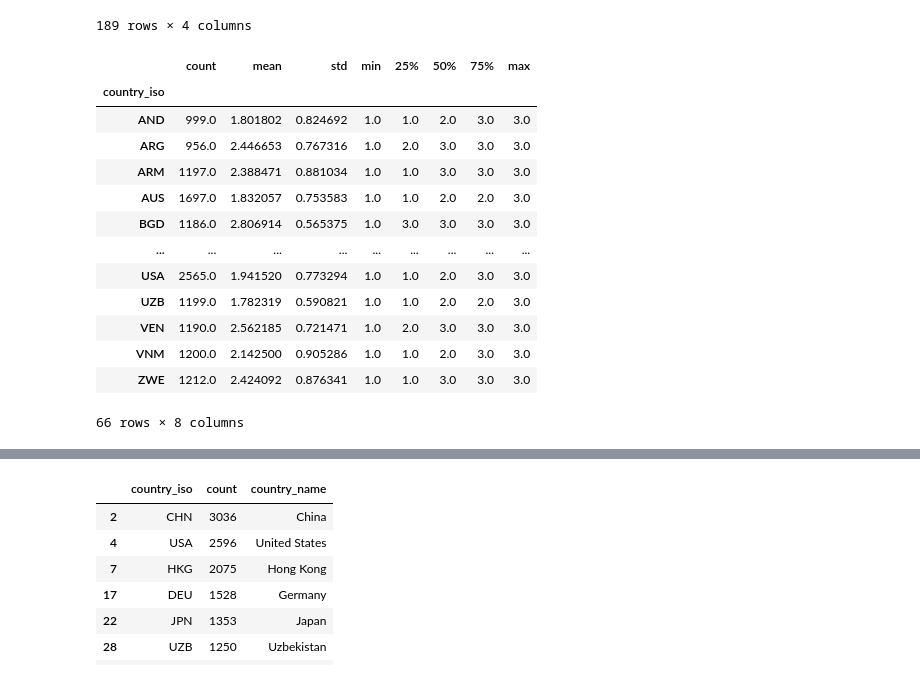
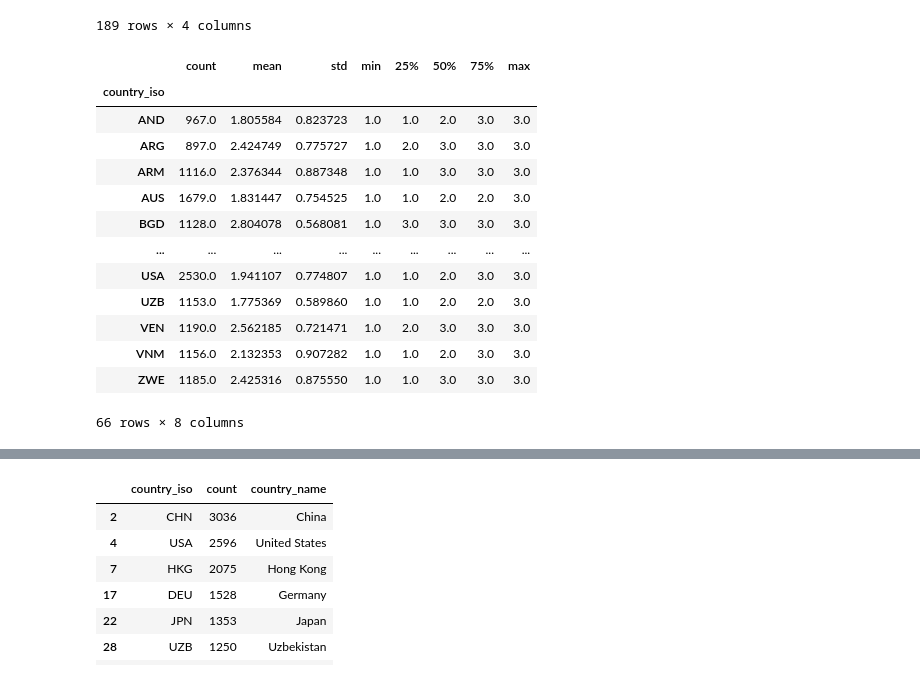
Before and after one commit to newjonny/world-values-survey-pandas-notebook, a Jupyter notebook: analysis.ipynb, the cells around one changed output, grey strips where cells are left out. Drawn from its saved outputs; the diff is of its cells as text; code cells hidden in the pictures.

```diff
--- a/analysis.ipynb
+++ b/analysis.ipynb
@@ -19,13 +19,13 @@ sns.color_palette("tab10")
  (0.7372549019607844, 0.7411764705882353, 0.13333333333333333),
  (0.09019607843137255, 0.7450980392156863, 0.8117647058823529)]
 # %%
-df = pd.read_csv('WVS_Cross-National_Wave_7_csv_v6_0.csv',
+df = pd.read_csv('./data/WVS_Cross-National_Wave_7_csv_v6_0.csv',
                  sep=',',
                  usecols=[ # Because the dataset is huge, just import the following columns:
                      "A_YEAR", "B_COUNTRY_ALPHA", "J_INTDATE", # "A_STUDY", "A_WAVE", Metadaten des Interviews für die Auswertung
                      "G_TOWNSIZE", "G_TOWNSIZE2", "H_SETTLEMENT", "H_URBRURAL", #
                      "Q5", "Q6", "Q7", "Q8", "Q9", "Q43", "Q44", # Social Values, Norms, Stereotypes
-                     "Q66", "Q67", "Q75", "Q77", "Q82", # Social Capital, Trust and Organizational Memberships
+                     "Q66", "Q67", "Q71", "Q72", "Q73", # Social Capital, Trust and Organizational Memberships
                      "Q107", "Q108", "Q110", # Economic values
                      "Q122", # Migration
                      "Q235", # ... Political Culture and Political Regimes
@@ -214,26 +214,32 @@ df_gdp_per_capita
 # %%
 # Answers that have a value of < 0 are of type "Don't know", "No answer", "Not asked" or "Missing / N/A"
 # We will exlude them in the further analysis for both relevant questions
-valid_answers_filtered_df = df.loc[(df["Q43"] > 0) & (df["Q5"] > 0), :]
+valid_answers_filtered_df = df.loc[(df["Q5"] > 0) & (df["Q43"] > 0) & (df["Q71"] > 0) & (df["Q72"] > 0) & (df["Q73"] > 0), :]
 # %%
 # .describe() already offers the mean and std-deviation over all rows
 # This is what we need for further analysis
 q5_description_df = valid_answers_filtered_df.groupby(by="country_iso", observed=False).describe()["Q5"]
 q43_description_df = valid_answers_filtered_df.groupby(by="country_iso", observed=False).describe()["Q43"]
+
+# Preparation for section 2):
+q71_description_df = valid_answers_filtered_df.groupby(by="country_iso", observed=False).describe()["Q71"]
+q72_description_df = valid_answers_filtered_df.groupby(by="country_iso", observed=False).describe()["Q72"]
+q73_description_df = valid_answers_filtered_df.groupby(by="country_iso", observed=False).describe()["Q73"]
+
 q43_description_df
 # %% [output]
 |  | count | mean | std | min | 25% | 50% | 75% | max |
 | country_iso |  |  |  |  |  |  |  |  |
-| AND | 999.0 | 1.801802 | 0.824692 | 1.0 | 1.0 | 2.0 | 3.0 | 3.0 |
-| ARG | 956.0 | 2.446653 | 0.767316 | 1.0 | 2.0 | 3.0 | 3.0 | 3.0 |
-| ARM | 1197.0 | 2.388471 | 0.881034 | 1.0 | 1.0 | 3.0 | 3.0 | 3.0 |
-| AUS | 1697.0 | 1.832057 | 0.753583 | 1.0 | 1.0 | 2.0 | 2.0 | 3.0 |
-| BGD | 1186.0 | 2.806914 | 0.565375 | 1.0 | 3.0 | 3.0 | 3.0 | 3.0 |
+| AND | 967.0 | 1.805584 | 0.823723 | 1.0 | 1.0 | 2.0 | 3.0 | 3.0 |
+| ARG | 897.0 | 2.424749 | 0.775727 | 1.0 | 2.0 | 3.0 | 3.0 | 3.0 |
+| ARM | 1116.0 | 2.376344 | 0.887348 | 1.0 | 1.0 | 3.0 | 3.0 | 3.0 |
+| AUS | 1679.0 | 1.831447 | 0.754525 | 1.0 | 1.0 | 2.0 | 2.0 | 3.0 |
+| BGD | 1128.0 | 2.804078 | 0.568081 | 1.0 | 3.0 | 3.0 | 3.0 | 3.0 |
 | ... | ... | ... | ... | ... | ... | ... | ... | ... |
-| USA | 2565.0 | 1.941520 | 0.773294 | 1.0 | 1.0 | 2.0 | 3.0 | 3.0 |
-| UZB | 1199.0 | 1.782319 | 0.590821 | 1.0 | 1.0 | 2.0 | 2.0 | 3.0 |
+| USA | 2530.0 | 1.941107 | 0.774807 | 1.0 | 1.0 | 2.0 | 3.0 | 3.0 |
+| UZB | 1153.0 | 1.775369 | 0.589860 | 1.0 | 1.0 | 2.0 | 2.0 | 3.0 |
 | VEN | 1190.0 | 2.562185 | 0.721471 | 1.0 | 2.0 | 3.0 | 3.0 | 3.0 |
-| VNM | 1200.0 | 2.142500 | 0.905286 | 1.0 | 1.0 | 2.0 | 3.0 | 3.0 |
-| ZWE | 1212.0 | 2.424092 | 0.876341 | 1.0 | 1.0 | 3.0 | 3.0 | 3.0 |
+| VNM | 1156.0 | 2.132353 | 0.907282 | 1.0 | 1.0 | 2.0 | 3.0 | 3.0 |
+| ZWE | 1185.0 | 2.425316 | 0.875550 | 1.0 | 1.0 | 3.0 | 3.0 | 3.0 |
 66 rows × 8 columns
 # %%
```
Also changed, not shown: parts of 23 cells of this notebook, 8 other files.
